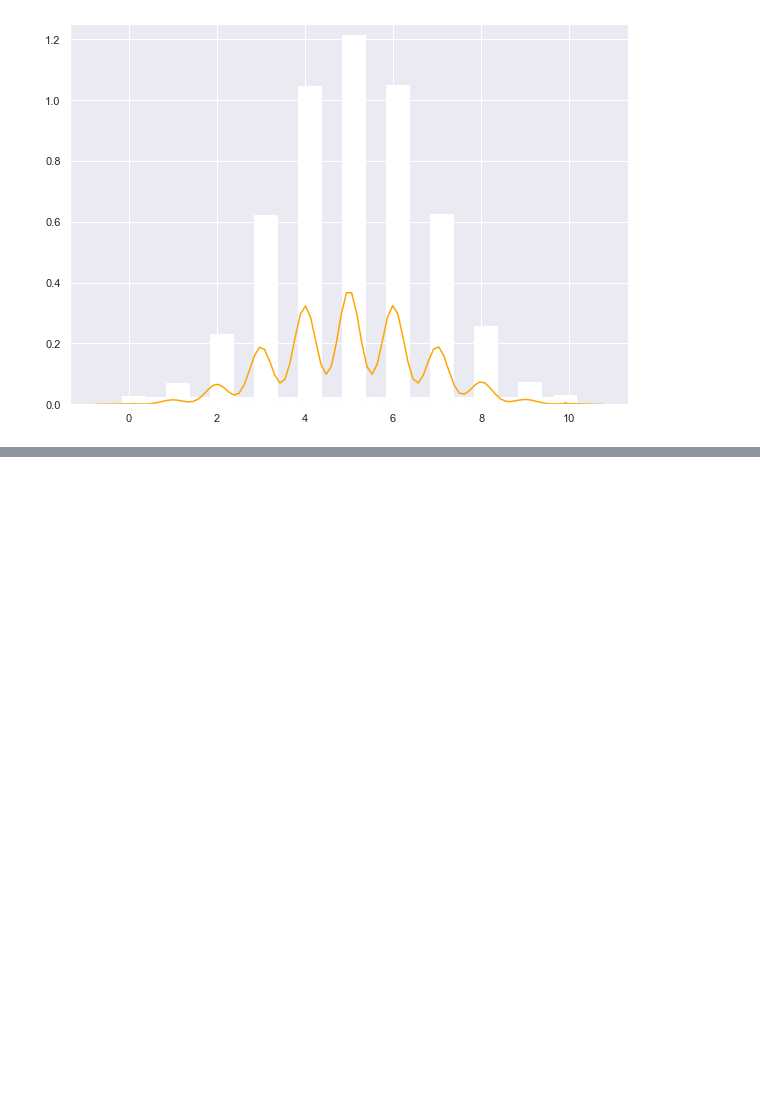
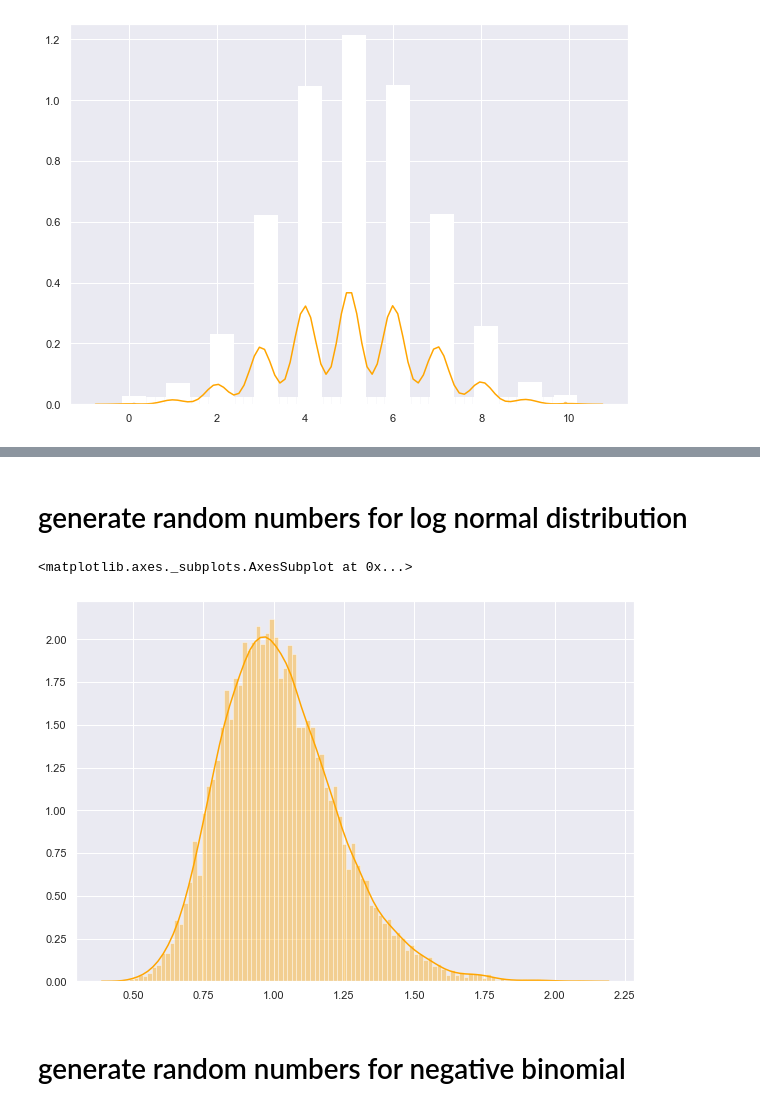
Before and after one commit to muhammad-usman147/StatisticsInPython, a Jupyter notebook: ProbabilityDistributations.ipynb, the cells around one changed output, grey strips where cells are left out. Drawn from its saved outputs; the diff is of its cells as text; code cells hidden in the pictures; blank space fills up the shorter version.

```diff
--- a/ProbabilityDistributations.ipynb
+++ b/ProbabilityDistributations.ipynb
@@ -82,0 +114,11 @@ ax = sns.distplot(data_binom,color = 'orange',
+# %% [markdown]
+# generate random numbers for log normal distribution
+# %%
+from scipy.stats import lognorm
+data_lognorm = lognorm.rvs(0.2,size = 10000)
+sns.distplot(data_lognorm,bins = 100,color = 'orange')
+# %% [output]
+<matplotlib.axes._subplots.AxesSubplot at 0x...>
+[figure, added]
+# %% [markdown]
+# generate random numbers for negative binomial
```
Also changed, not shown: parts of 11 cells of this notebook.
